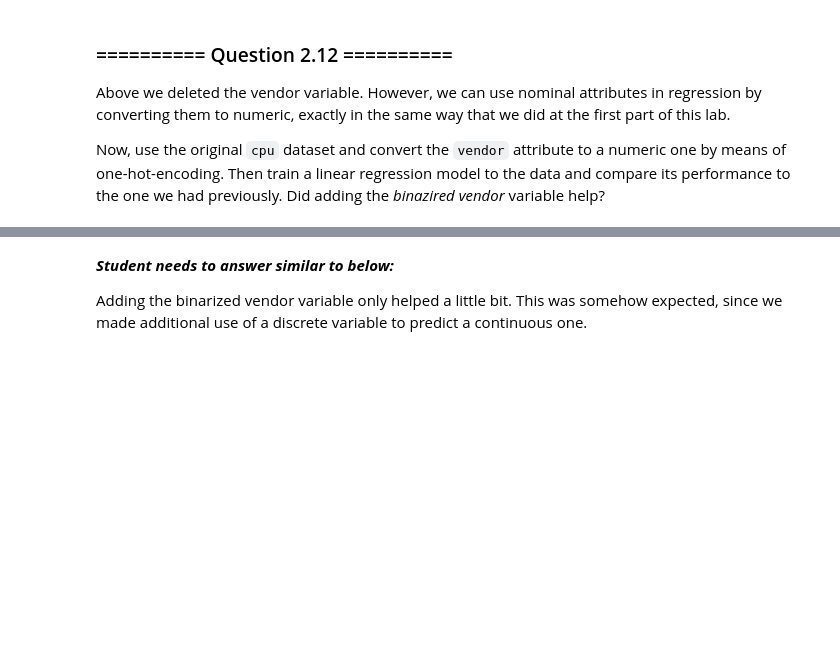
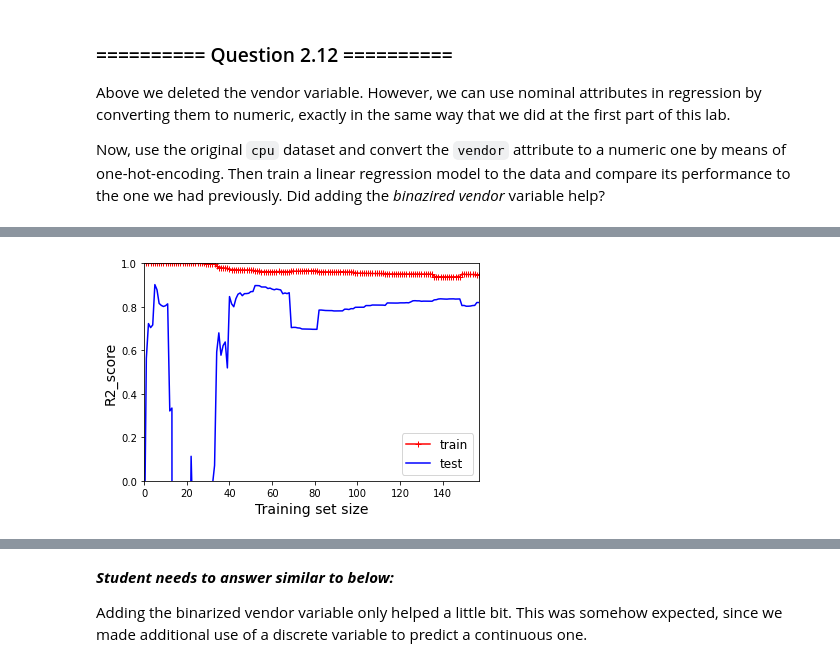
Before and after one commit to SiyuYang-1919/IAML-Lab-Exercises, a Jupyter notebook: 02 - Decision Trees and Linear Regression (Solutions)(3).ipynb, the cells around one changed output, grey strips where cells are left out. Drawn from its saved outputs; the diff is of its cells as text; code cells hidden in the pictures; blank space fills up the shorter version.

```diff
--- a/02 - Decision Trees and Linear Regression (Solutions)(3).ipynb
+++ b/02 - Decision Trees and Linear Regression (Solutions)(3).ipynb
@@ -785,0 +822,5 @@ New accuracy on test set: 0.866
+# %%
+from sklearn.preprocessing import StandardScaler
+scaler = StandardScaler()
+scaler.fit(X)
+scaler.transform(X)
@@ -785,0 +841,10 @@ New accuracy on test set: 0.866
+# %%
+def r_2(X, y, seed=0, normalize=False):
+    X_train, X_test, y_train, y_test = train_test_split(X, y, train_size=0.8, test_size=0.2, random_state=seed)
+    lm = LinearRegression(normalize=normalize).fit(X_train,y_train)
+    r2_train=lm.score(X_train,y_train)
+    r2_test=lm.score(X_test,y_test)
+    return r2_train, r2_test
+
+for seed in range(10):
+    print(r_2(X, y, seed))
@@ -785,0 +862,3 @@ New accuracy on test set: 0.866
+# %%
+for seed in range(10):
+    print(r_2(X, y, seed, normalize=True))
@@ -785,0 +876,23 @@ New accuracy on test set: 0.866
+# %%
+def learning_curves(X, y, seed=0):
+    fig, axes = plt.subplots(2,5)
+    for seed in range(10):
+        X_train, X_test, y_train, y_test = train_test_split(X, y, test_size=0.2, random_state=seed)
+        train_errors, test_errors = [], []
+        lr = LinearRegression(normalize=True)
+        for m in range(1, len(X_train)):
+            lr.fit(X_train[:m], y_train[:m])
+            train_errors.append(lr.score(X_train[:m], y_train[:m]))
+            test_errors.append(lr.score(X_test, y_test))
+        axes[0:].plot(train_errors, 'r-+', label='train')
+        plt.plot(test_errors, 'b-', label='test')
+        plt.legend(loc='lower right', fontsize=12)
+        plt.xlabel('Training set size', fontsize=14)
+        plt.ylabel('R2_score', fontsize=14)
+    return None
+# %%
+learning_curves(X, y)
+plt.axis([0, 157, 0, 1])
+plt.show()
+# %% [output]
+[figure, added]
```
Also changed, not shown: parts of 22 cells of this notebook.
